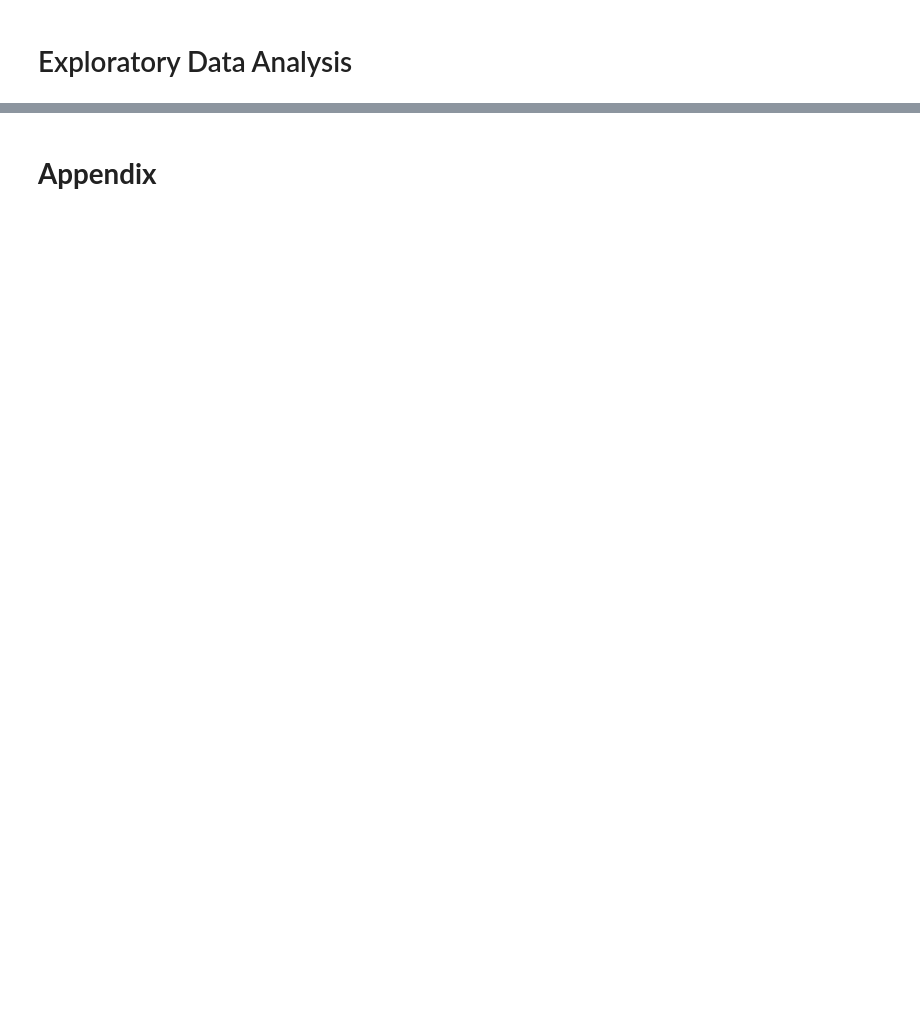
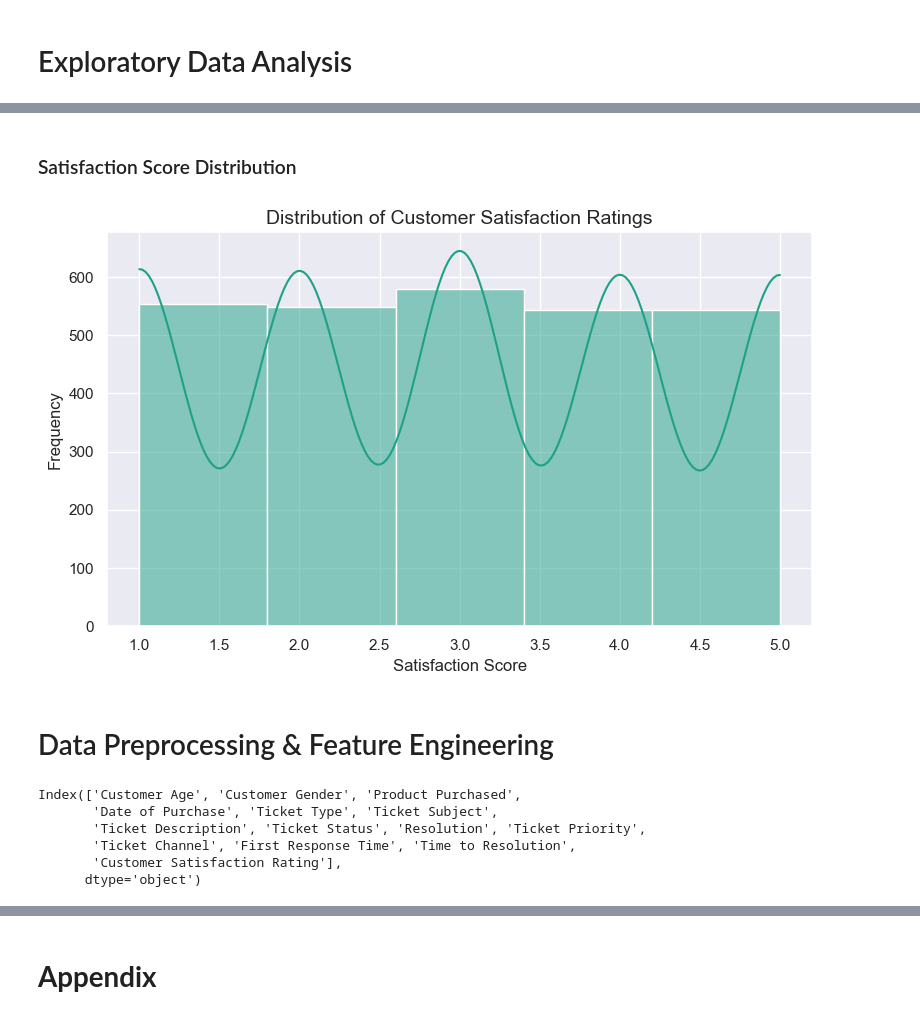
Before and after one commit to CCT-Dublin/capstone-project-feb-2024-pt-denissegarciavivolo, a Jupyter notebook: CA3_CapstoneProject_DenisseGarcia_Data1.ipynb, the cells around one changed output, grey strips where cells are left out. Cells and saved outputs as stored; diff of their text form; code cells hidden in the pictures; blank space fills up the shorter version.

```diff
--- a/CA3_CapstoneProject_DenisseGarcia_Data1.ipynb
+++ b/CA3_CapstoneProject_DenisseGarcia_Data1.ipynb
@@ -189,0 +258,22 @@ plt.show()
+# %% [markdown]
+### Satisfaction Score Distribution
+# %%
+import matplotlib.pyplot as plt
+import seaborn as sns
+
+# Set aesthetic style and use Viridis palette
+sns.set(style="darkgrid")
+viridis_color = sns.color_palette("viridis", as_cmap=True)
+
+# Plot 1: Distribution of Customer Satisfaction Ratings using Viridis
+plt.figure(figsize=(8, 5))
+sns.histplot(data['Customer Satisfaction Rating'], bins=5, kde=True, color=sns.color_palette("viridis")[3])
+plt.title('Distribution of Customer Satisfaction Ratings', fontsize=14)
+plt.xlabel('Satisfaction Score')
+plt.ylabel('Frequency')
+plt.tight_layout()
+plt.show()
+# %% [output]
+[figure, new version]
+# %% [markdown]
+# Data Preprocessing & Feature Engineering
@@ -189,0 +283,9 @@ plt.show()
+# %%
+data.columns
+# %% [output]
+Index(['Customer Age', 'Customer Gender', 'Product Purchased',
+       'Date of Purchase', 'Ticket Type', 'Ticket Subject',
+       'Ticket Description', 'Ticket Status', 'Resolution', 'Ticket Priority',
+       'Ticket Channel', 'First Response Time', 'Time to Resolution',
+       'Customer Satisfaction Rating'],
+      dtype='object')
```
Also changed, not shown: parts of 60 cells of this notebook.
